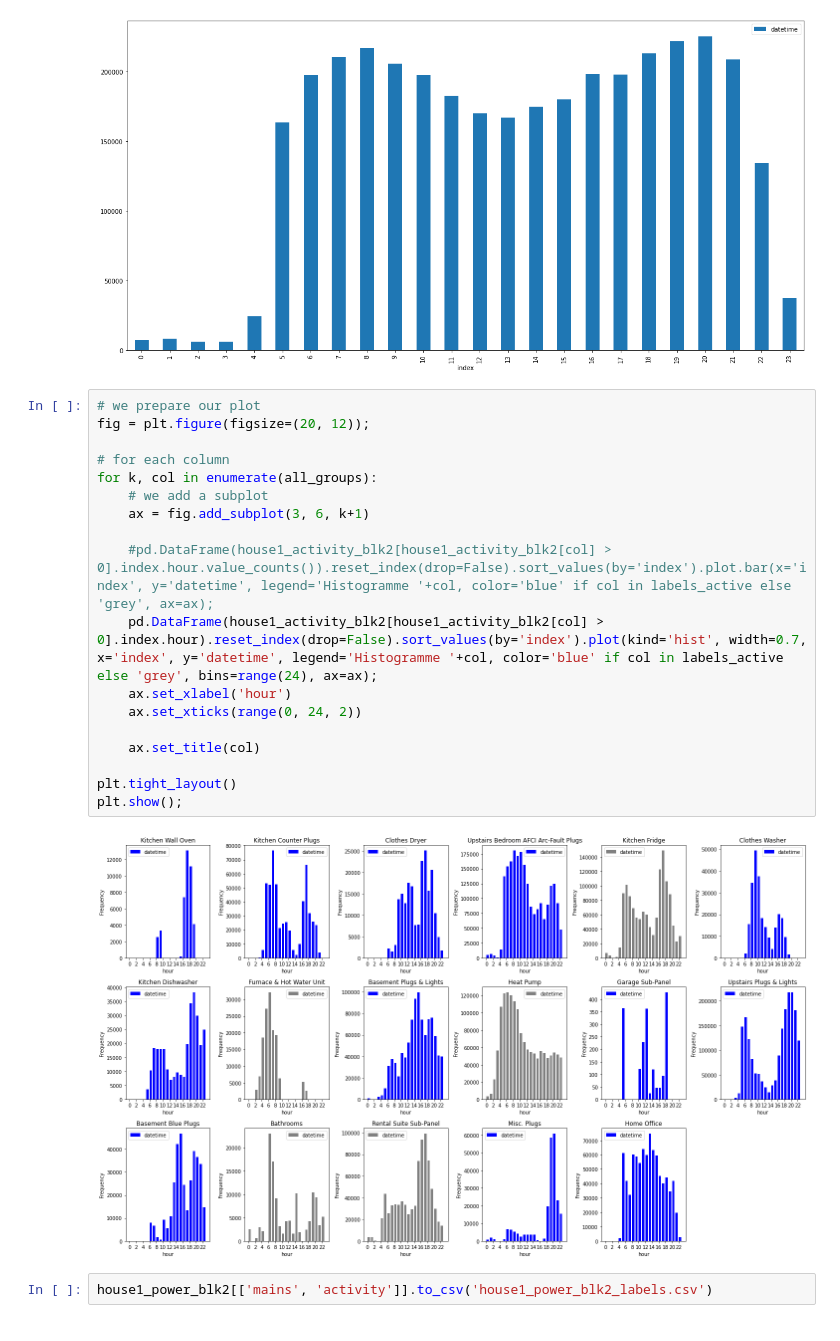
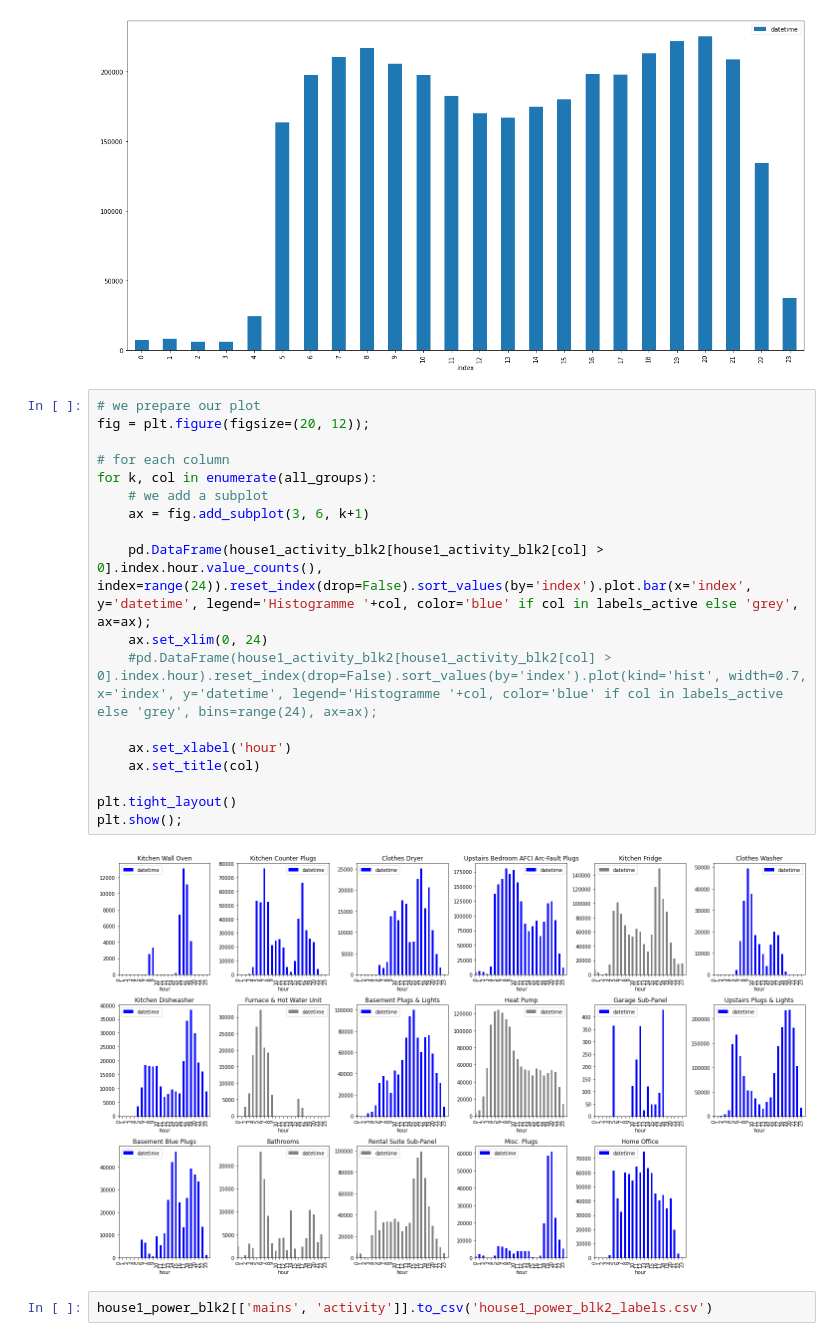
Before and after one commit to hugo-mi/Activity_Detection_From_Electrical_Consumption_Load_Curves, a Jupyter notebook: Exploratory Data Analysis/data_powers_house1_labelling.ipynb, the cells around one changed output. Drawn from its saved outputs; the diff is of its cells as text.

Commit message:
adding histograms per sub

```diff
--- a/Exploratory Data Analysis/data_powers_house1_labelling.ipynb
+++ b/Exploratory Data Analysis/data_powers_house1_labelling.ipynb
@@ -215,22 +215,22 @@ pd.DataFrame(house1_power_blk2[house1_power_blk2['activity'] > 0].index.hour.val
 # %%
 # we prepare our plot
 fig = plt.figure(figsize=(20, 12));
 
 # for each column
 for k, col in enumerate(all_groups):
     # we add a subplot
     ax = fig.add_subplot(3, 6, k+1)
 
-    #pd.DataFrame(house1_activity_blk2[house1_activity_blk2[col] > 0].index.hour.value_counts()).reset_index(drop=False).sort_values(by='index').plot.bar(x='index', y='datetime', legend='Histogramme '+col, color='blue' if col in labels_active else 'grey', ax=ax);
-    pd.DataFrame(house1_activity_blk2[house1_activity_blk2[col] > 0].index.hour).reset_index(drop=False).sort_values(by='index').plot(kind='hist', width=0.7, x='index', y='datetime', legend='Histogramme '+col, color='blue' if col in labels_active else 'grey', bins=range(24), ax=ax);
+    pd.DataFrame(house1_activity_blk2[house1_activity_blk2[col] > 0].index.hour.value_counts(), index=range(24)).reset_index(drop=False).sort_values(by='index').plot.bar(x='index', y='datetime', legend='Histogramme '+col, color='blue' if col in labels_active else 'grey', ax=ax);
+    ax.set_xlim(0, 24)
+    #pd.DataFrame(house1_activity_blk2[house1_activity_blk2[col] > 0].index.hour).reset_index(drop=False).sort_values(by='index').plot(kind='hist', width=0.7, x='index', y='datetime', legend='Histogramme '+col, color='blue' if col in labels_active else 'grey', bins=range(24), ax=ax);
+
     ax.set_xlabel('hour')
-    ax.set_xticks(range(0, 24, 2))
-
     ax.set_title(col)
 
 plt.tight_layout()
 plt.show();
 # %% [output]
-[figure, old version]
+[figure, new version]
 # %%
 house1_power_blk2[['mains', 'activity']].to_csv('house1_power_blk2_labels.csv')
```
